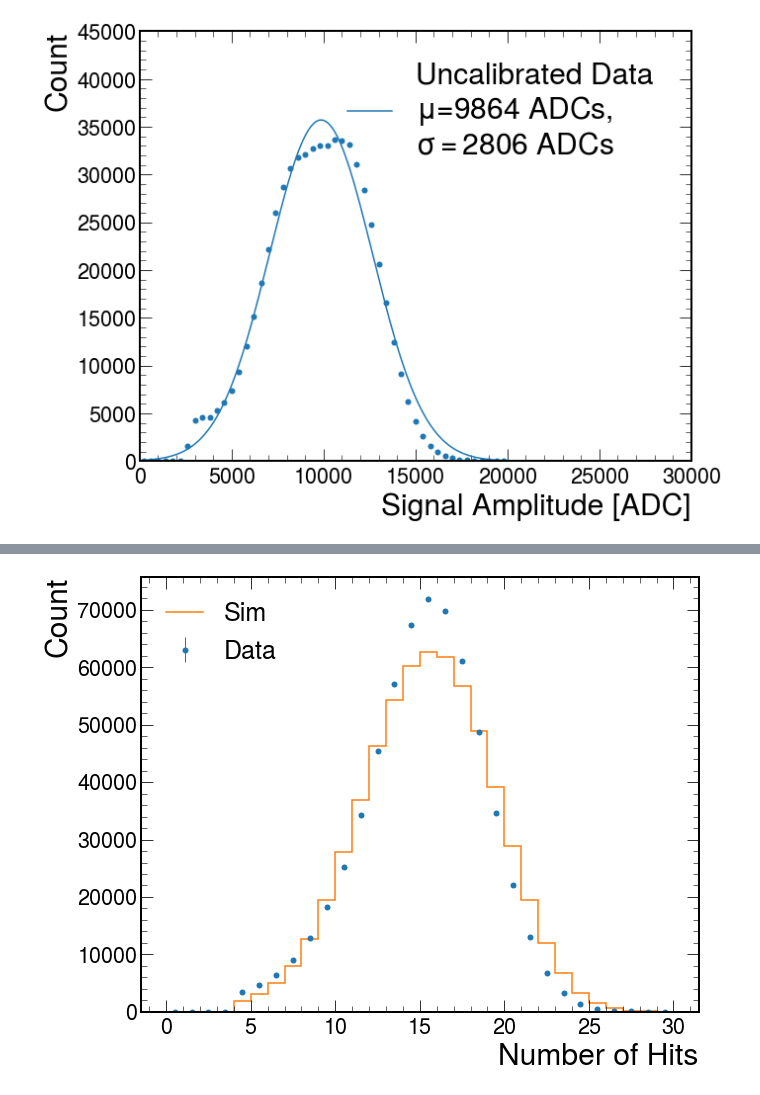
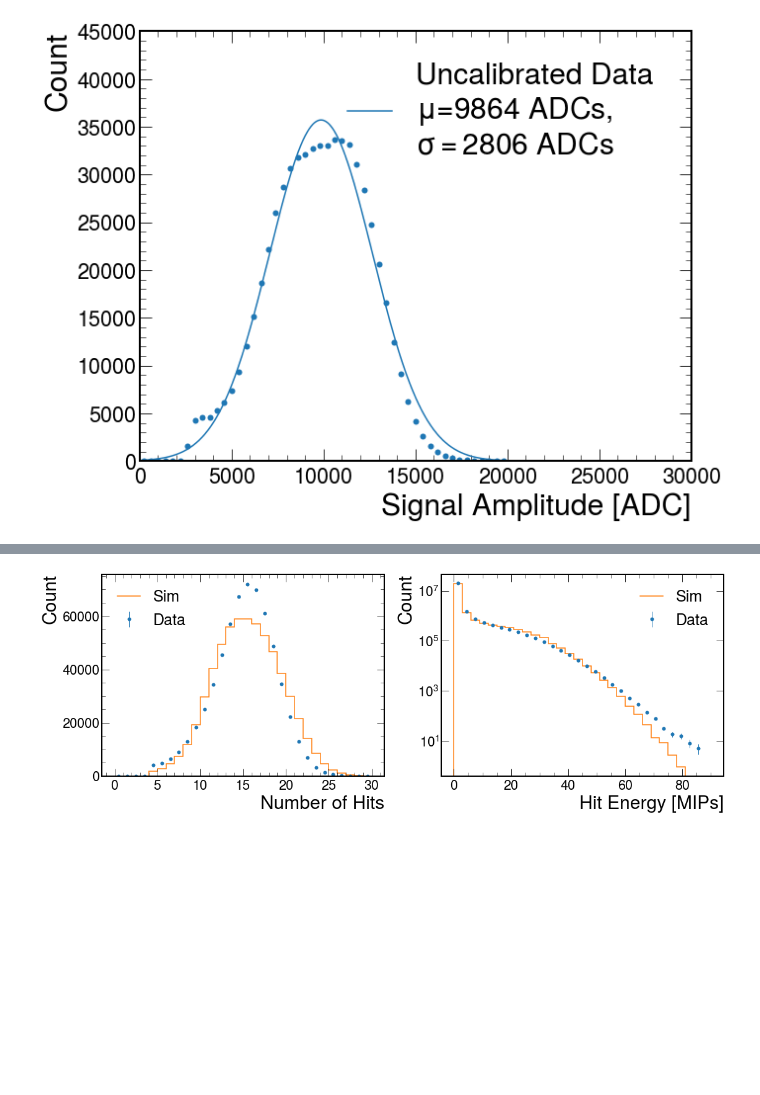
Before and after one commit to sebouh137/beamtest_plots, a Jupyter notebook: TestBeamSimAnalysis.ipynb, the cells around one changed output, grey strips where cells are left out. Cells and saved outputs as stored; diff of their text form; code cells hidden in the pictures; blank space fills up the shorter version.

Commit message:
Updated plot cosmetics

```diff
--- a/TestBeamSimAnalysis.ipynb
+++ b/TestBeamSimAnalysis.ipynb
@@ -27,7 +27,7 @@ plt.rcParams["legend.fontsize"] = 16
 ### User Defined
 # %%
 #Open root file for sim beam data
-input_file = 'reco_e-_4GeV.root'
+input_file = 'reco_e+_4GeV.root'
 events = ur.open("%s:events"%(input_file))
 arrays = events.arrays()
 hitenergy = arrays['hit_energy']
@@ -306,7 +322,7 @@ def calibrate_dataframe(df, mips, pedMeans):
     calibrated_df['Ch_07_LG'] = 0.0
 
     # Count the number of nonzero values in each row
-    num_nonzero_values = calibrated_df.iloc[:, 0:31].astype(bool).sum(axis=1)
+    num_nonzero_values = calibrated_df.iloc[:, 0:41].astype(bool).sum(axis=1)
 
     #Like in the data, require at least 4 hits in each event
     calibrated_df = calibrated_df[num_nonzero_values > 3]
@@ -960,4 +1104,7 @@ plt.legend(fontsize=30)
 # %%
+fig, axs=plt.subplots(1, 2, figsize=(18,6))
+plt.sca(axs[0])
+
 #Plot the number of significant hits per event
 
 data_counts = np.count_nonzero(data_df.values, axis=1)
@@ -974,32 +1121,74 @@ errors = np.sqrt(h.view())
 
 # Create a numpy array for the bin centers
 bin_centers = 0.5 * (h.axes[0].edges[:-1] + h.axes[0].edges[1:])
 
 # Plot the histogram with error bars
 plt.errorbar(bin_centers, h.view(), yerr=errors, fmt='o',color='tab:blue', ecolor='tab:blue', capsize=0, elinewidth=1, markeredgewidth=0,label='Data')
 
 h = hist.Hist(hist.axis.Regular(30, 0, 30, name="sim"))
 h.fill(sim_counts)
 # Renormalization step
 h = (h / simEvts) * beamEvts
 h.plot(label='Sim',color='tab:orange')
 
 
 # Calculate the square root of the histogram values (errors)
 errors = np.sqrt(h.view())
 
 # Create a numpy array for the bin centers
 bin_centers = 0.5 * (h.axes[0].edges[:-1] + h.axes[0].edges[1:])
 
 # Plot the histogram with error bars
 #plt.errorbar(bin_centers, h.view(), yerr=errors, fmt='none', ecolor='red', capsize=0, elinewidth=1, markeredgewidth=0)
 
 
 plt.xlabel('Number of Hits', fontsize=30)
 plt.ylabel('Count', fontsize=30)
 plt.legend(loc='upper left', fontsize=25)
 
+plt.sca(axs[1])
+#Plot the number of significant hits per event
 
-plt.savefig('Plots/Hit-Counts.pdf', format='pdf')
+data_counts = np.count_nonzero(data_df.values, axis=1)
+
+sim_counts = np.count_nonzero(sim_df.values, axis=1)
+
+h = hist.Hist(hist.axis.Regular(30, 0, 90, name="data"))
+h.fill(ak.flatten(data_df.values))
+h=h*1
+#h.plot(label='Data $\mu$= %2.2f' % np.mean(data_counts),color='blue')
+
+# Calculate the square root of the histogram values (errors)
+errors = np.sqrt(h.view())
+
+# Create a numpy array for the bin centers
+bin_centers = 0.5 * (h.axes[0].edges[:-1] + h.axes[0].edges[1:])
+
+# Plot the histogram with error bars
+plt.errorbar(bin_centers, h.view(), yerr=errors, fmt='o',color='tab:blue', ecolor='tab:blue', capsize=0, elinewidth=1, markeredgewidth=0,label='Data')
+
+h = hist.Hist(hist.axis.Regular(30, 0, 90, name="sim"))
+h.fill(ak.flatten(sim_df.values))
+# Renormalization step
+h = (h / simEvts) * beamEvts
+h.plot(label='Sim',color='tab:orange')
+
+
+# Calculate the square root of the histogram values (errors)
+errors = np.sqrt(h.view())
+
+# Create a numpy array for the bin centers
+bin_centers = 0.5 * (h.axes[0].edges[:-1] + h.axes[0].edges[1:])
+
+# Plot the histogram with error bars
+#plt.errorbar(bin_centers, h.view(), yerr=errors, fmt='none', ecolor='red', capsize=0, elinewidth=1, markeredgewidth=0)
+plt.yscale("log")
+
+plt.xlabel('Hit Energy [MIPs]', fontsize=30)
+plt.ylabel('Count', fontsize=30)
+plt.legend(loc='upper right', fontsize=25)
+
+
+plt.savefig('Plots/Hit-Counts-Energy.pdf', format='pdf')
 # %% [output]
-[figure, old version]
+[figure, new version]
```
Also changed, not shown: parts of 19 cells of this notebook.
